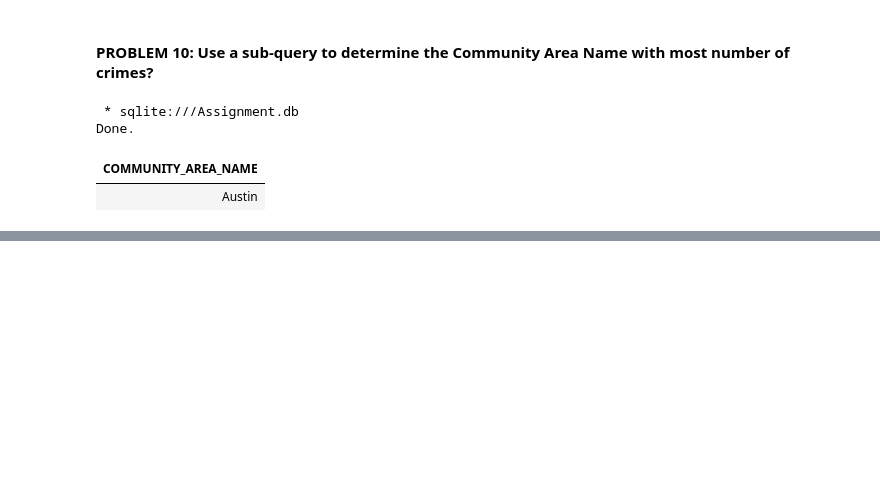
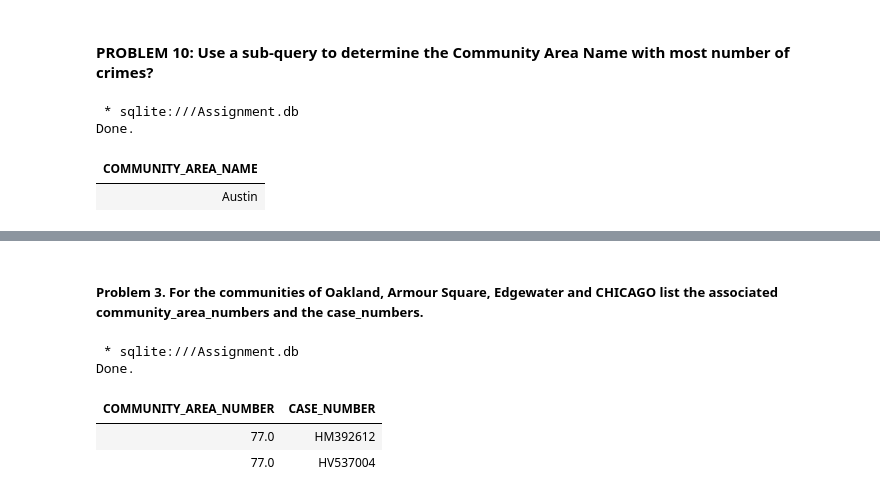
Before and after one commit to EmmanuelMald/IBM-Professional-Certificate-Data-Science, a Jupyter notebook: SQL/Assignment.ipynb, the cells around one changed output, grey strips where cells are left out. Cells and saved outputs as stored; diff of their text form; code cells hidden in the pictures; blank space fills up the shorter version.

```diff
--- a/SQL/Assignment.ipynb
+++ b/SQL/Assignment.ipynb
@@ -231,0 +330,14 @@ Done.
+# %% [markdown]
+##### **Problem 3**. For the communities of Oakland, Armour Square, Edgewater and CHICAGO list the associated community_area_numbers and the case_numbers.
+# %%
+%%sql
+SELECT s.community_area_number, c.case_number
+FROM CHICAGO_CRIME_DATA c INNER JOIN CENSUS_DATA s
+ON s.community_area_number = c.community_area_number
+WHERE UPPER(s.community_area_name) IN ("OAKLAND","ARMOUR SQUARE","EDGEWATER","CHICAGO")
+# %% [output]
+ * sqlite:///Assignment.db
+Done.
+| COMMUNITY_AREA_NUMBER | CASE_NUMBER |
+| 77.0 | HM392612 |
+| 77.0 | HV537004 |
```
Also changed, not shown: parts of 8 cells of this notebook, 6 other files.
